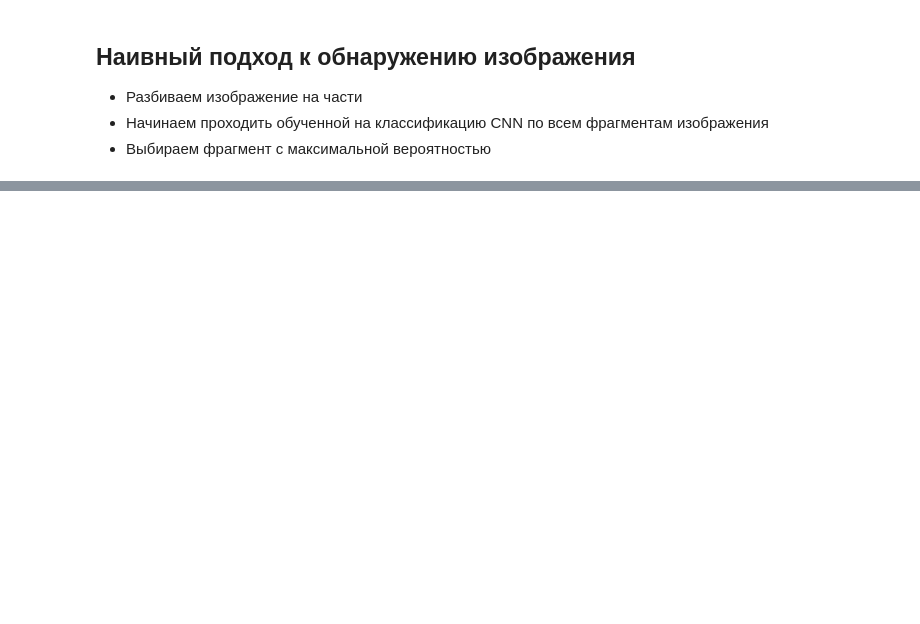
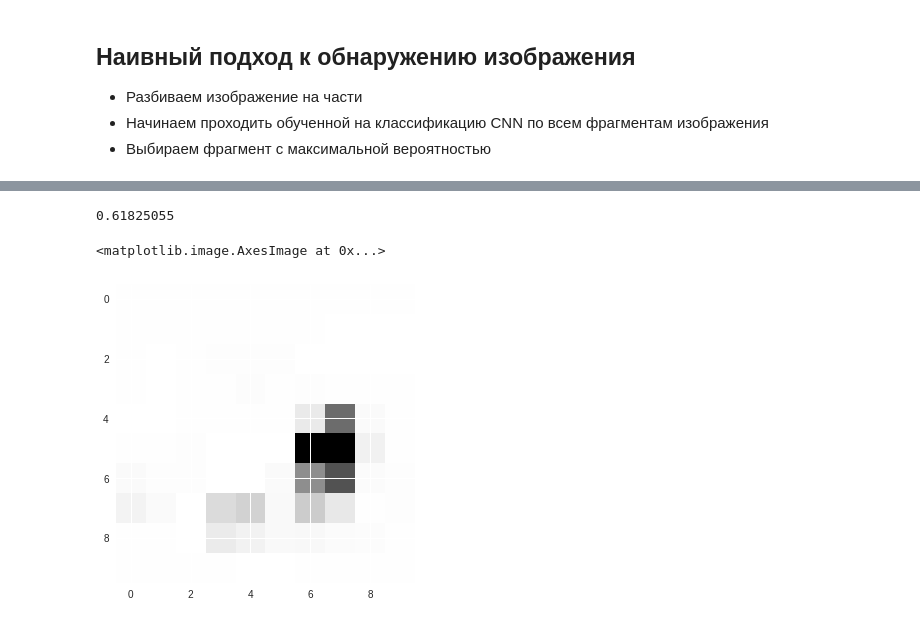
Before and after one commit to shwars/NeuroWorkshop, a Jupyter notebook: Notebooks/ObjectDetection.ipynb, the cells around one changed output, grey strips where cells are left out. Cells and saved outputs as stored; diff of their text form; code cells hidden in the pictures; blank space fills up the shorter version.

Commit message:
Update ObjectDetection/NeuroTricks nbs

```diff
--- a/Notebooks/ObjectDetection.ipynb
+++ b/Notebooks/ObjectDetection.ipynb
@@ -67,4 +43,0 @@ plt.imshow(img)
-# %%
-if not os.path.isfile('cat_detector.h5'):
-    !wget https://github.com/shwars/NeuroWorkshop/raw/master/Models/cat_detector.h5
-det = keras.models.load_model('cat_detector.h5')
@@ -111,0 +44,2 @@ _________________________________________________________________
+# %%
+vgg = keras.applications.vgg16.VGG16(weights='imagenet')
@@ -111,0 +49,25 @@ _________________________________________________________________
+# %%
+def predict(img):
+  im = cv2.resize(img,(224,224))
+  im = keras.applications.vgg16.preprocess_input(im)
+  pr = vgg.predict(np.expand_dims(im,axis=0))[0]
+  return np.sum(pr[281:294]) # we know that VGG classes for cats are from 281 to 294
+
+predict(img)
+# %% [output]
+0.61825055
+# %%
+def predict_map(img,n):
+  dx = img.shape[0] // n
+  res = np.zeros((n,n),dtype=np.float32)
+  for i in range(n):
+    for j in range(n):
+      im = img[dx*i:dx*(i+1),dx*j:dx*(j+1)]
+      r = predict(im)
+      res[i,j] = r
+  return res
+
+plt.imshow(predict_map(img,10))
+# %% [output]
+<matplotlib.image.AxesImage at 0x...>
+[figure, added]
```
Also changed, not shown: parts of 26 cells of this notebook, 4 other files.
